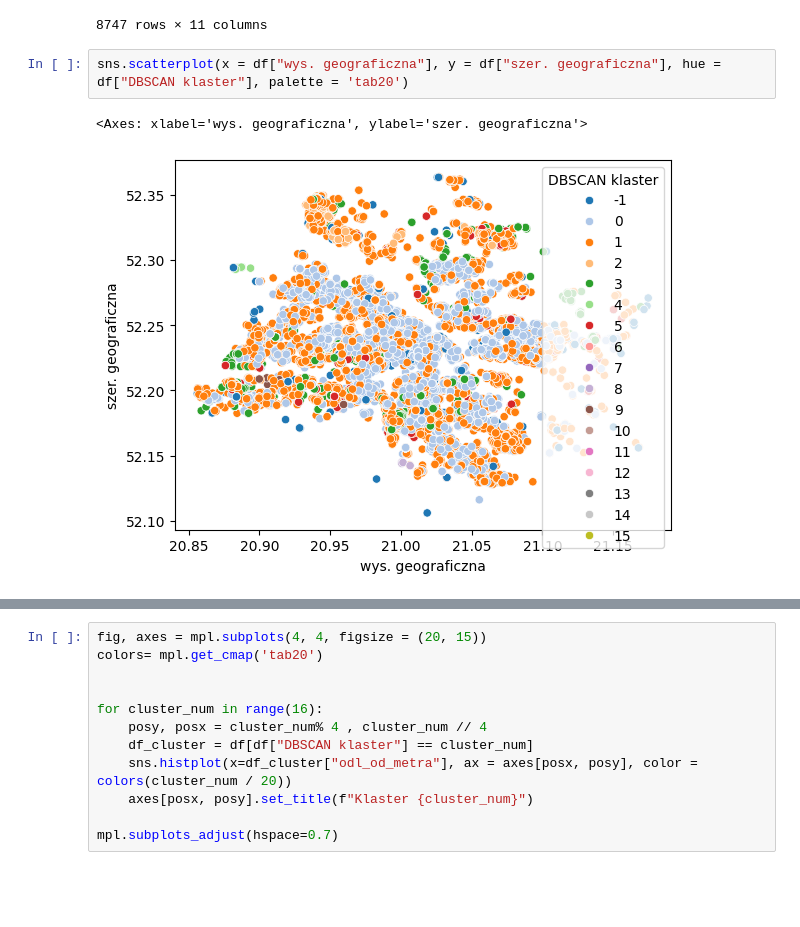
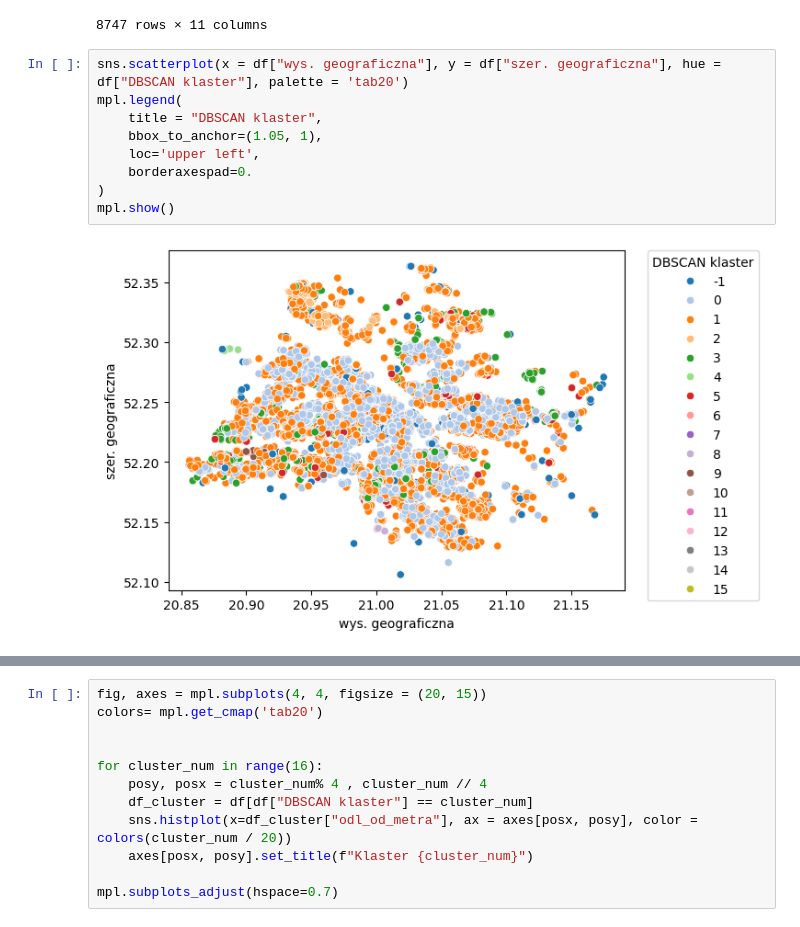
Before and after one commit to ThePhaseless/ProjectMAD, a Jupyter notebook: data_analysis.ipynb, the cells around one changed output, grey strips where cells are left out. Cells and saved outputs as stored; diff of their text form; blank space fills up the shorter version.

```diff
--- a/data_analysis.ipynb
+++ b/data_analysis.ipynb
@@ -970,6 +878,12 @@ df
 8747 rows × 11 columns
 # %%
 sns.scatterplot(x = df["wys. geograficzna"], y = df["szer. geograficzna"], hue = df["DBSCAN klaster"], palette = 'tab20')
+mpl.legend(
+    title = "DBSCAN klaster",
+    bbox_to_anchor=(1.05, 1),
+    loc='upper left',
+    borderaxespad=0.
+)
+mpl.show()
 # %% [output]
-<Axes: xlabel='wys. geograficzna', ylabel='szer. geograficzna'>
-[figure, old version]
+[figure, new version]
```
Also changed, not shown: parts of 38 cells of this notebook.
